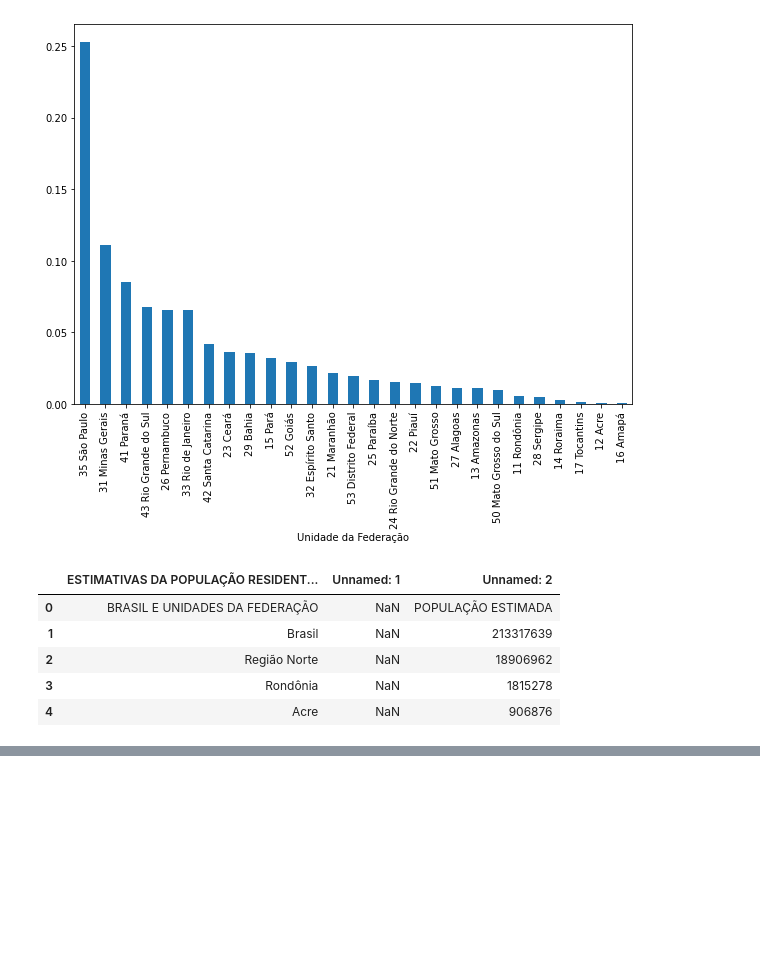
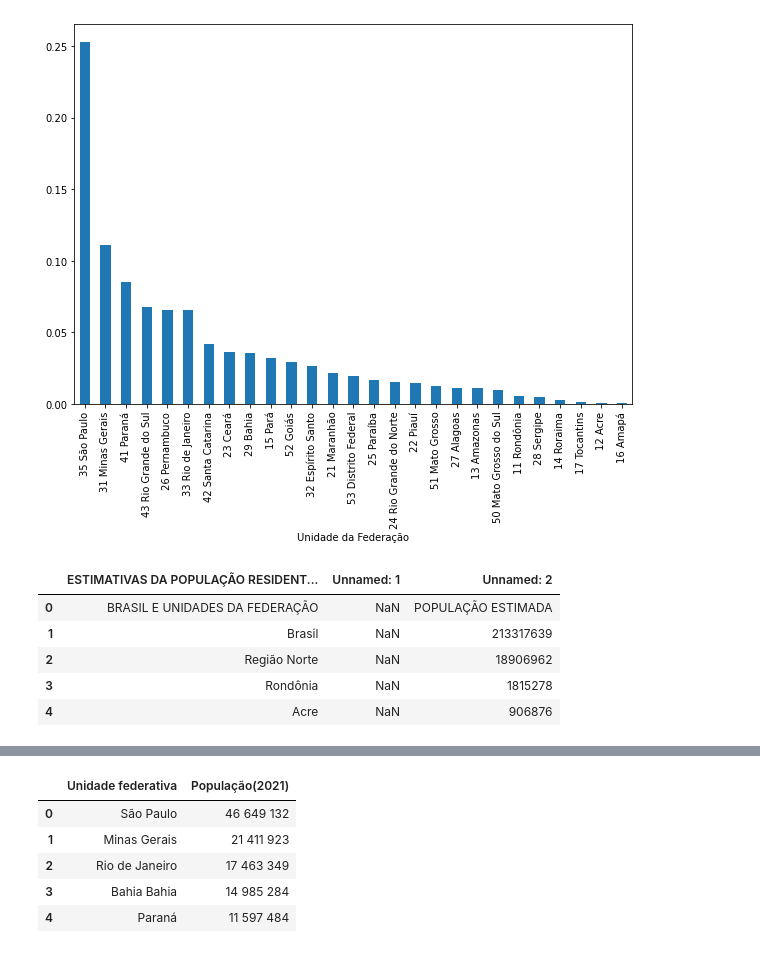
Before and after one commit to paulo-lins/EDA_datasus, a Jupyter notebook: EDA_tabnet.ipynb, the cells around one changed output, grey strips where cells are left out. Saved outputs shown, nothing was run; the diff lists cells and outputs as text; code cells hidden in the pictures; blank space fills up the shorter version.

```diff
--- a/EDA_tabnet.ipynb
+++ b/EDA_tabnet.ipynb
@@ -783,0 +828,11 @@ pd.read_csv(population_data_IO, sep='\t')
+# %%
+# We´ll need only this columns: 'Unidade federativa' and 'População(2021)'
+population_2021 = population_2021[['Unidade federativa', 'População(2021)']]
+population_2021.head()
+# %% [output]
+|  | Unidade federativa | População(2021) |
+| 0 | São Paulo | 46 649 132 |
+| 1 | Minas Gerais | 21 411 923 |
+| 2 | Rio de Janeiro | 17 463 349 |
+| 3 | Bahia Bahia | 14 985 284 |
+| 4 | Paraná | 11 597 484 |
```
Also changed, not shown: parts of 7 cells of this notebook.
